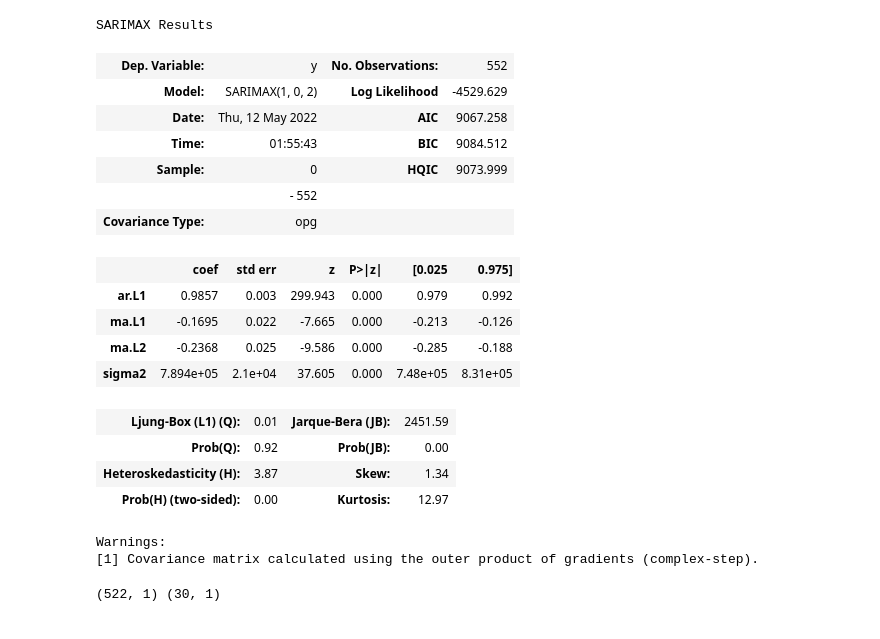
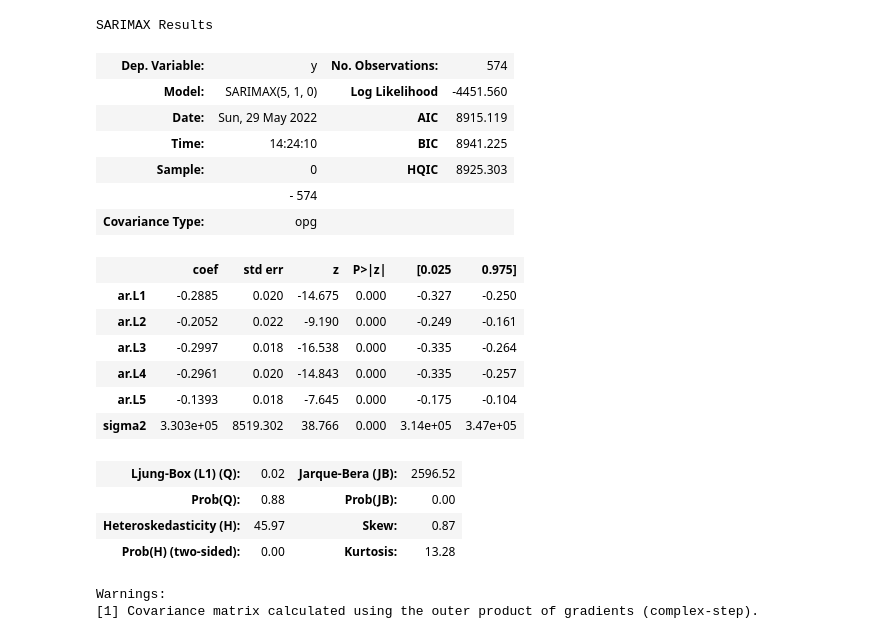
Before and after one commit to azmiazharm/covid-forecasting, a Jupyter notebook: region/Jawa Barat/Forecast ARIMA.ipynb, the cells around one changed output. Cells and saved outputs as stored; diff of their text form; code cells hidden in the pictures.

Commit message:
add ARIMA, retry LSTM

```diff
--- a/region/Jawa Barat/Forecast ARIMA.ipynb
+++ b/region/Jawa Barat/Forecast ARIMA.ipynb
@@ -15,7 +15,7 @@ df=pd.read_csv('./../../dataset/raw_jawa_barat.csv', parse_dates=["date"], index
 #df['daily_case'] = df['daily_case'].str.replace(',','').astype(int)
 
 # Cut dataset to start from 1 April 2022
-df = df[243:]
+df = df[29:]
 df.head()
 # %% [output]
 |  | daily_case |
@@ -58,7 +82,10 @@ df.shape
 # %%
 # Split data to train and test
-train_size = int(len(df) - 30)
+train_size = int(len(df) * 0.75)
 test_size=len(df)-train_size
+
+train_data=df[:train_size]
+test_data=df[train_size:]
 # %%
 train_data=df[:train_size]
 test_data=df[train_size:]
@@ -114,0 +120,15 @@ Total fit time: 3.734 seconds
+# %%
+from pmdarima.arima import auto_arima
+model = auto_arima(train_data, start_p=1, start_q=1,
+                      test='adf',       # use adftest to find optimal 'd'
+                      max_p=6, max_q=6, # maximum p and q
+                      m=30,              # frequency of series
+                      d=None,           # let model determine 'd'
+                      seasonal=True,    # Seasonality
+                      start_P=0,
+                      D=0,
+                      trace=True,
+                      error_action='ignore',
+                      suppress_warnings=True,
+                      stepwise=True,
+                      )
@@ -115,26 +153,24 @@ Total fit time: 3.734 seconds
 # %%
-stepwise_fit.summary()
+model.summary()
 # %% [output]
 SARIMAX Results
-| Dep. Variable: | y | No. Observations: | 552 |
-| Model: | SARIMAX(1, 0, 2) | Log Likelihood | -4529.629 |
-| Date: | Thu, 12 May 2022 | AIC | 9067.258 |
-| Time: | 01:55:43 | BIC | 9084.512 |
-| Sample: | 0 | HQIC | 9073.999 |
-|  | - 552 |  |  |
+| Dep. Variable: | y | No. Observations: | 574 |
+| Model: | SARIMAX(5, 1, 0) | Log Likelihood | -4451.560 |
+| Date: | Sun, 29 May 2022 | AIC | 8915.119 |
+| Time: | 14:24:10 | BIC | 8941.225 |
+| Sample: | 0 | HQIC | 8925.303 |
+|  | - 574 |  |  |
 | Covariance Type: | opg |  |  |
 |  | coef | std err | z | P>|z| | [0.025 | 0.975] |
-| ar.L1 | 0.9857 | 0.003 | 299.943 | 0.000 | 0.979 | 0.992 |
-| ma.L1 | -0.1695 | 0.022 | -7.665 | 0.000 | -0.213 | -0.126 |
-| ma.L2 | -0.2368 | 0.025 | -9.586 | 0.000 | -0.285 | -0.188 |
-| sigma2 | 7.894e+05 | 2.1e+04 | 37.605 | 0.000 | 7.48e+05 | 8.31e+05 |
+| ar.L1 | -0.2885 | 0.020 | -14.675 | 0.000 | -0.327 | -0.250 |
+| ar.L2 | -0.2052 | 0.022 | -9.190 | 0.000 | -0.249 | -0.161 |
+| ar.L3 | -0.2997 | 0.018 | -16.538 | 0.000 | -0.335 | -0.264 |
+| ar.L4 | -0.2961 | 0.020 | -14.843 | 0.000 | -0.335 | -0.257 |
+| ar.L5 | -0.1393 | 0.018 | -7.645 | 0.000 | -0.175 | -0.104 |
+| sigma2 | 3.303e+05 | 8519.302 | 38.766 | 0.000 | 3.14e+05 | 3.47e+05 |
-| Ljung-Box (L1) (Q): | 0.01 | Jarque-Bera (JB): | 2451.59 |
-| Prob(Q): | 0.92 | Prob(JB): | 0.00 |
-| Heteroskedasticity (H): | 3.87 | Skew: | 1.34 |
-| Prob(H) (two-sided): | 0.00 | Kurtosis: | 12.97 |
+| Ljung-Box (L1) (Q): | 0.02 | Jarque-Bera (JB): | 2596.52 |
+| Prob(Q): | 0.88 | Prob(JB): | 0.00 |
+| Heteroskedasticity (H): | 45.97 | Skew: | 0.87 |
+| Prob(H) (two-sided): | 0.00 | Kurtosis: | 13.28 |
 Warnings:
 [1] Covariance matrix calculated using the outer product of gradients (complex-step).
-# %%
-print(train_data.shape,test_data.shape)
-# %% [output]
-(522, 1) (30, 1)
```
Also changed, not shown: parts of 36 cells of this notebook, 18 other files.
